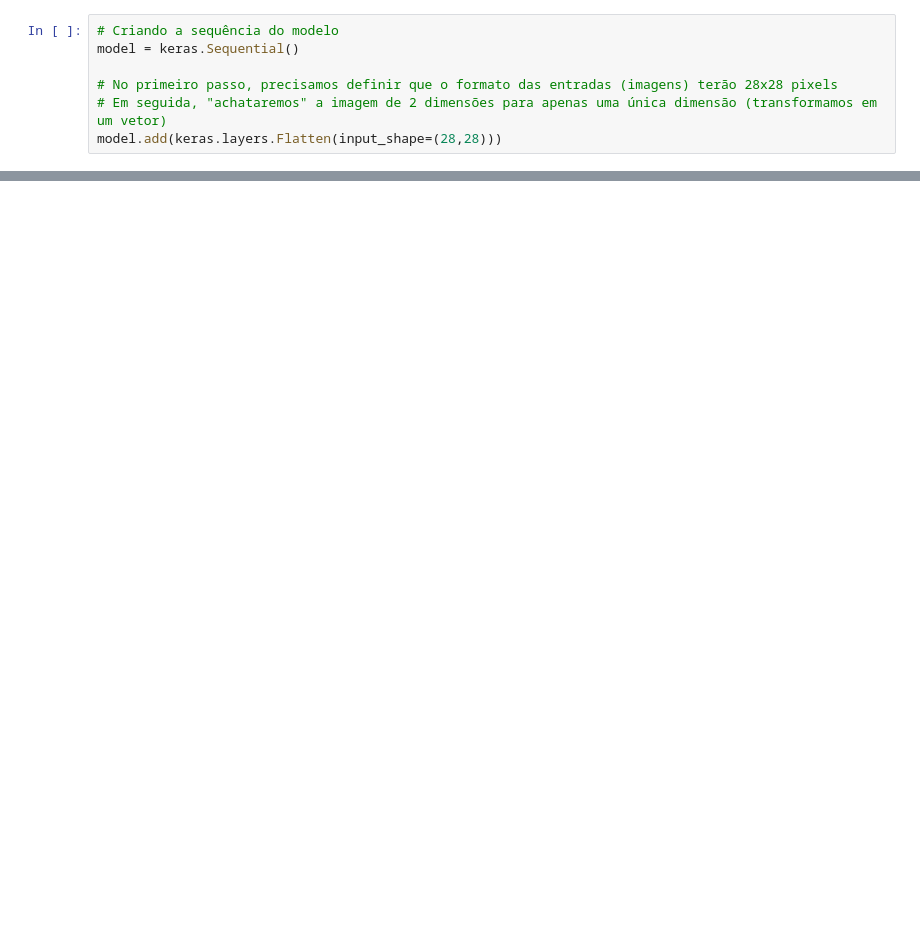
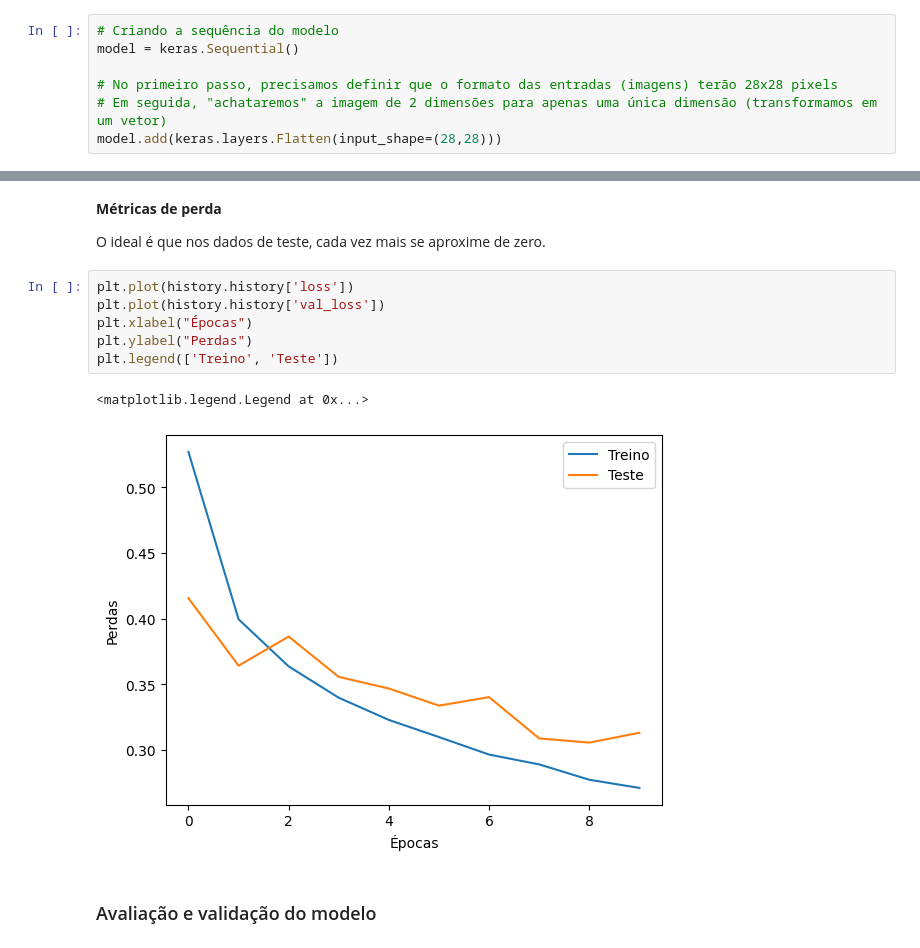
Before and after one commit to DiogoBotton/Deep_Learning_Learn, a Jupyter notebook: classificacao_de_roupas.ipynb, the cells around one changed output, grey strips where cells are left out. Drawn from its saved outputs; the diff is of its cells as text; blank space fills up the shorter version.

```diff
--- a/classificacao_de_roupas.ipynb
+++ b/classificacao_de_roupas.ipynb
@@ -110,0 +263,15 @@ model.add(keras.layers.Dense(256, activation='relu'))
+# %% [markdown]
+**Métricas de perda**
+
+O ideal é que nos dados de teste, cada vez mais se aproxime de zero.
+# %%
+plt.plot(history.history['loss'])
+plt.plot(history.history['val_loss'])
+plt.xlabel("Épocas")
+plt.ylabel("Perdas")
+plt.legend(['Treino', 'Teste'])
+# %% [output]
+<matplotlib.legend.Legend at 0x...>
+[figure, added]
+# %% [markdown]
+### Avaliação e validação do modelo
```
Also changed, not shown: parts of 22 cells of this notebook, 1 other file.
